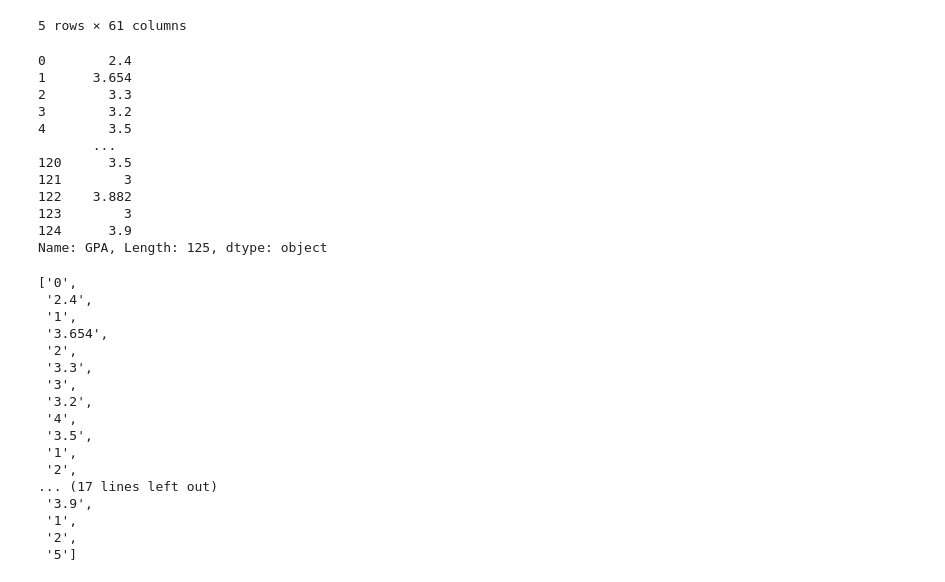
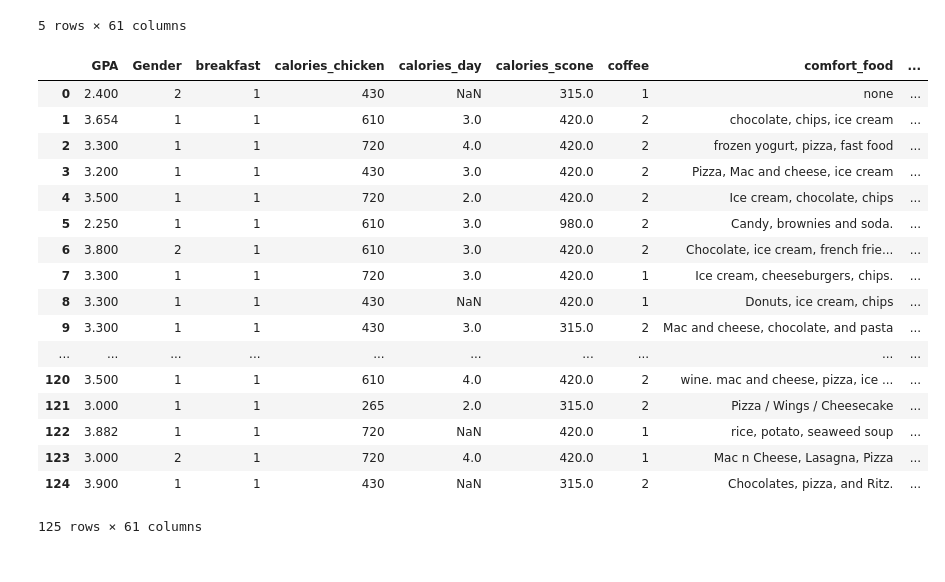
Before and after one commit to MattBlack9/stat386_project, a Jupyter notebook: blackley_code.ipynb, the cells around one changed output. Saved outputs shown, nothing was run; the diff lists cells and outputs as text; code cells hidden in the pictures.

```diff
--- a/blackley_code.ipynb
+++ b/blackley_code.ipynb
@@ -15,37 +14,25 @@ cleaned = []
 | 3 | 3.2 | 1 | 1 | 430 | 3.0 | 420.0 | 2 | Pizza, Mac and cheese, ice cream | ... |
 | 4 | 3.5 | 1 | 1 | 720 | 2.0 | 420.0 | 2 | Ice cream, chocolate, chips | ... |
 5 rows × 61 columns
+# %%
+pd.set_option('display.max_rows', None)
+df['weight']
+# %%
+weight = repr(df['weight'])
+my_string=re.findall(r'\d{3}+[\n]',weight)
+cleaned_data = [entry.strip('\n') for entry in my_string]
+# %%
+add = []
+for i in cleaned_data:
+    temp = i[:]
+    temp = int(temp)
+    add.append(temp)
+
+add.insert(2, np.nan)
+add.insert(30,np.nan)
+add.insert(72,np.nan)
+add.insert(66,144)
+df['weight'] = add
 # %%
 gpa = repr(df['GPA'])
-print(gpa)
-temp = re.findall(r'\d{1}+[.]+\d+|\d{1}',gpa)
+test=re.findall(r'\d+[.]+\d{0,3}+[\n]|\d{1}+[\n]',gpa)
-# %% [output]
-0        2.4
-1      3.654
-2        3.3
-3        3.2
-4        3.5
-       ...
-120      3.5
-121        3
-122    3.882
-123        3
-124      3.9
-Name: GPA, Length: 125, dtype: object
-['0',
- '2.4',
- '1',
- '3.654',
- '2',
- '3.3',
- '3',
- '3.2',
- '4',
- '3.5',
- '1',
- '2',
-... (17 lines left out)
- '3.9',
- '1',
- '2',
- '5']
@@ -51,0 +53,21 @@ Name: GPA, Length: 125, dtype: object
+# %%
+df
+# %% [output]
+|  | GPA | Gender | breakfast | calories_chicken | calories_day | calories_scone | coffee | comfort_food | ... |
+| 0 | 2.400 | 2 | 1 | 430 | NaN | 315.0 | 1 | none | ... |
+| 1 | 3.654 | 1 | 1 | 610 | 3.0 | 420.0 | 2 | chocolate, chips, ice cream | ... |
+| 2 | 3.300 | 1 | 1 | 720 | 4.0 | 420.0 | 2 | frozen yogurt, pizza, fast food | ... |
+| 3 | 3.200 | 1 | 1 | 430 | 3.0 | 420.0 | 2 | Pizza, Mac and cheese, ice cream | ... |
+| 4 | 3.500 | 1 | 1 | 720 | 2.0 | 420.0 | 2 | Ice cream, chocolate, chips | ... |
+| 5 | 2.250 | 1 | 1 | 610 | 3.0 | 980.0 | 2 | Candy, brownies and soda. | ... |
+| 6 | 3.800 | 2 | 1 | 610 | 3.0 | 420.0 | 2 | Chocolate, ice cream, french frie... | ... |
+| 7 | 3.300 | 1 | 1 | 720 | 3.0 | 420.0 | 1 | Ice cream, cheeseburgers, chips. | ... |
+| 8 | 3.300 | 1 | 1 | 430 | NaN | 420.0 | 1 | Donuts, ice cream, chips | ... |
+| 9 | 3.300 | 1 | 1 | 430 | 3.0 | 315.0 | 2 | Mac and cheese, chocolate, and pasta | ... |
+| ... | ... | ... | ... | ... | ... | ... | ... | ... | ... |
+| 120 | 3.500 | 1 | 1 | 610 | 4.0 | 420.0 | 2 | wine. mac and cheese, pizza, ice ... | ... |
+| 121 | 3.000 | 1 | 1 | 265 | 2.0 | 315.0 | 2 | Pizza / Wings / Cheesecake | ... |
+| 122 | 3.882 | 1 | 1 | 720 | NaN | 420.0 | 1 | rice, potato, seaweed soup | ... |
+| 123 | 3.000 | 2 | 1 | 720 | 4.0 | 420.0 | 1 | Mac n Cheese, Lasagna, Pizza | ... |
+| 124 | 3.900 | 1 | 1 | 430 | NaN | 315.0 | 2 | Chocolates, pizza, and Ritz. | ... |
+125 rows × 61 columns
```
Also changed, not shown: parts of 3 cells of this notebook.
